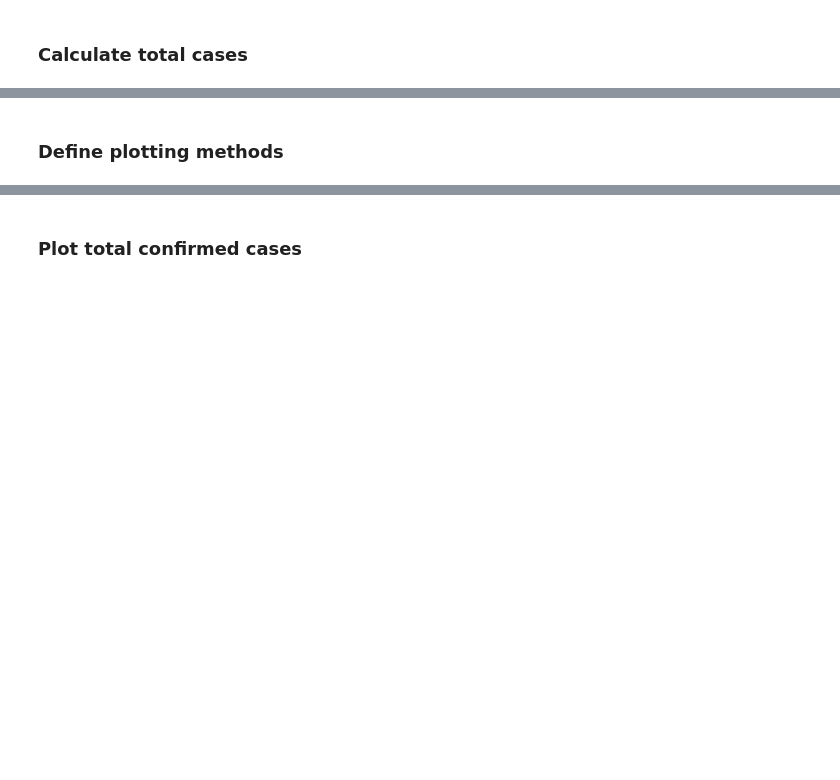
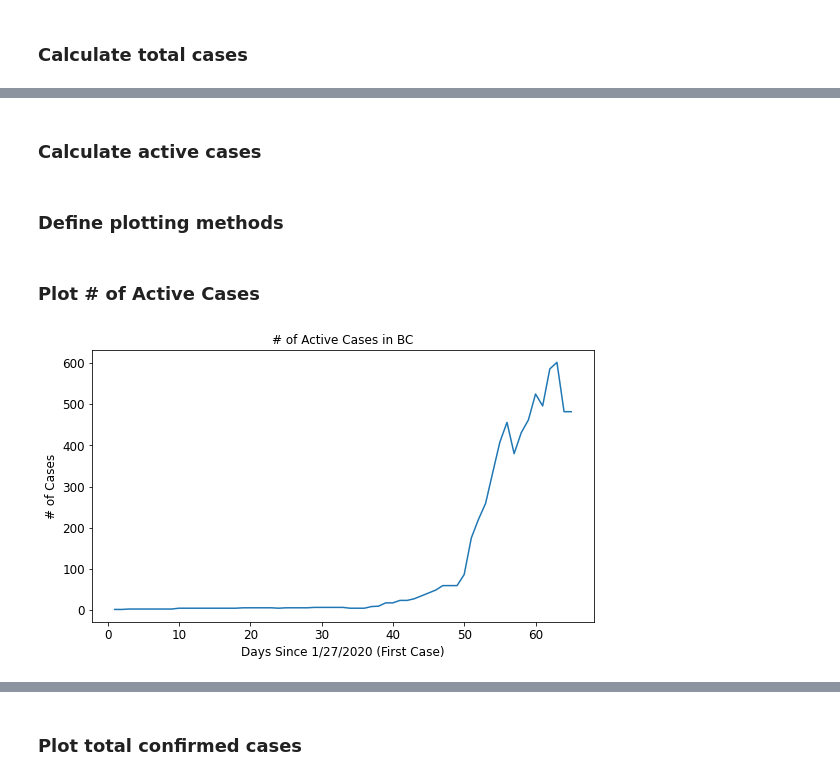
Before and after one commit to valarao/bc-covid-visualizations, a Jupyter notebook: BC COVID-19 Visualizations.ipynb, the cells around one changed output, grey strips where cells are left out. Drawn from its saved outputs; the diff is of its cells as text; code cells hidden in the pictures; blank space fills up the shorter version.

```diff
--- a/BC COVID-19 Visualizations.ipynb
+++ b/BC COVID-19 Visualizations.ipynb
@@ -35,0 +49,2 @@ confirmed_df['total_daily'] = confirmed_df[region_list_daily].sum(axis=1)
+# %% [markdown]
+### Calculate active cases
@@ -121,3 +156,9 @@ def plot_daily_increases_vs_total_confirmed(useLog=False):
     plt.xticks(size=12)
     plt.yticks(size=12)
     plt.show()
+# %% [markdown]
+### Plot # of Active Cases
+# %%
+plot_active_cases()
+# %% [output]
+[figure, added]
```
Also changed, not shown: parts of 16 cells of this notebook, 3 other files.
